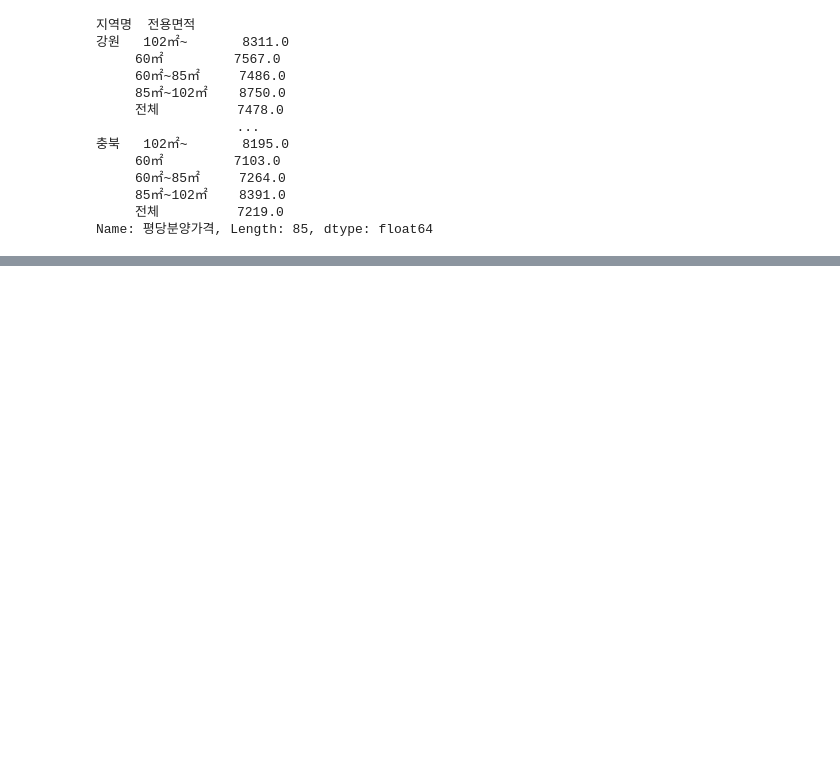
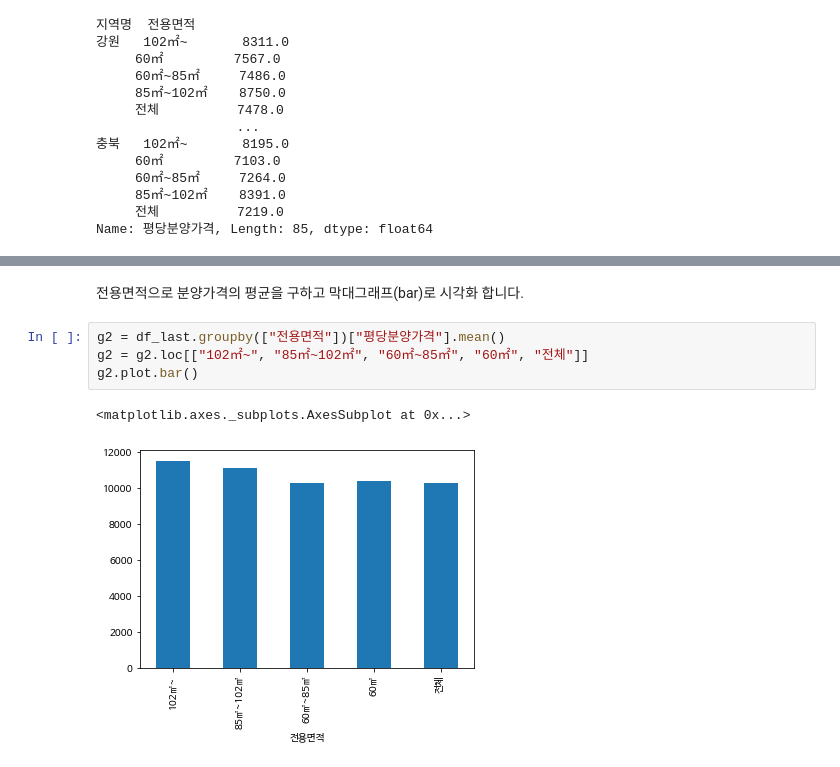
Before and after one commit to NeoGuRi95/-, a Jupyter notebook: inflearn_공공데이터로 파이썬 데이터 분석 시작하기/Chapter_1_전국_신규_민간_아파트_분양가_분석.ipynb, the cells around one changed output, grey strips where cells are left out. Saved outputs shown, nothing was run; the diff lists cells and outputs as text; blank space fills up the shorter version.

```diff
--- a/inflearn_공공데이터로 파이썬 데이터 분석 시작하기/Chapter_1_전국_신규_민간_아파트_분양가_분석.ipynb
+++ b/inflearn_공공데이터로 파이썬 데이터 분석 시작하기/Chapter_1_전국_신규_민간_아파트_분양가_분석.ipynb
@@ -331,0 +387,9 @@ df_last.groupby(['연도', '지역명'])['평당분양가격'].mean().unstack()
+# %% [markdown]
+전용면적으로 분양가격의 평균을 구하고 막대그래프(bar)로 시각화 합니다.
+# %%
+g2 = df_last.groupby(["전용면적"])["평당분양가격"].mean()
+g2 = g2.loc[["102㎡~", "85㎡~102㎡", "60㎡~85㎡", "60㎡", "전체"]]
+g2.plot.bar()
+# %% [output]
+<matplotlib.axes._subplots.AxesSubplot at 0x...>
+[figure, added]
```
Also changed, not shown: parts of 24 cells of this notebook.
